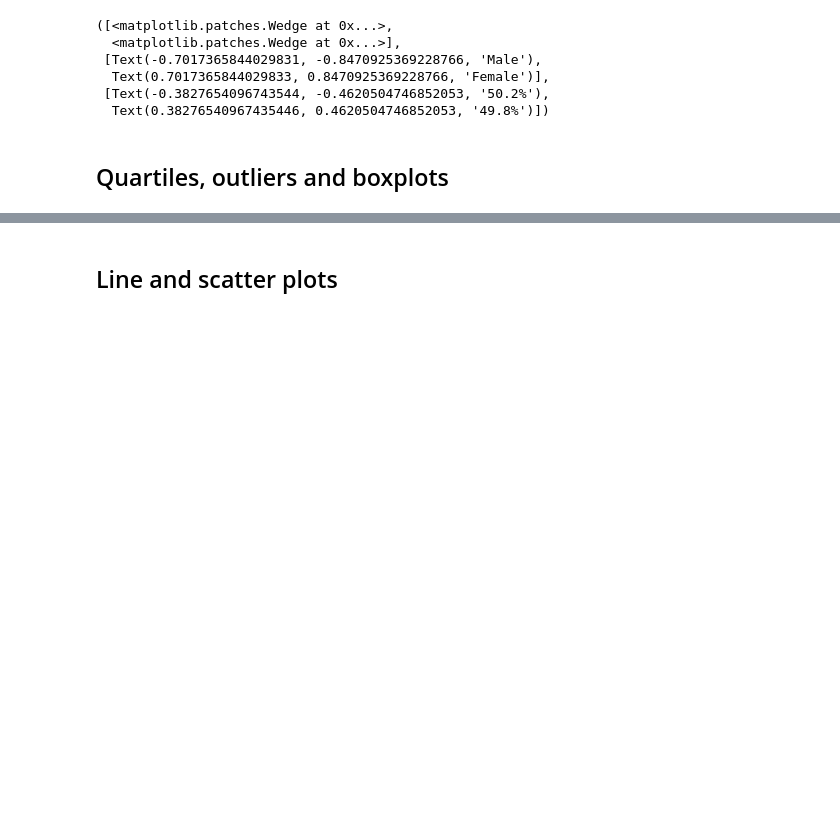
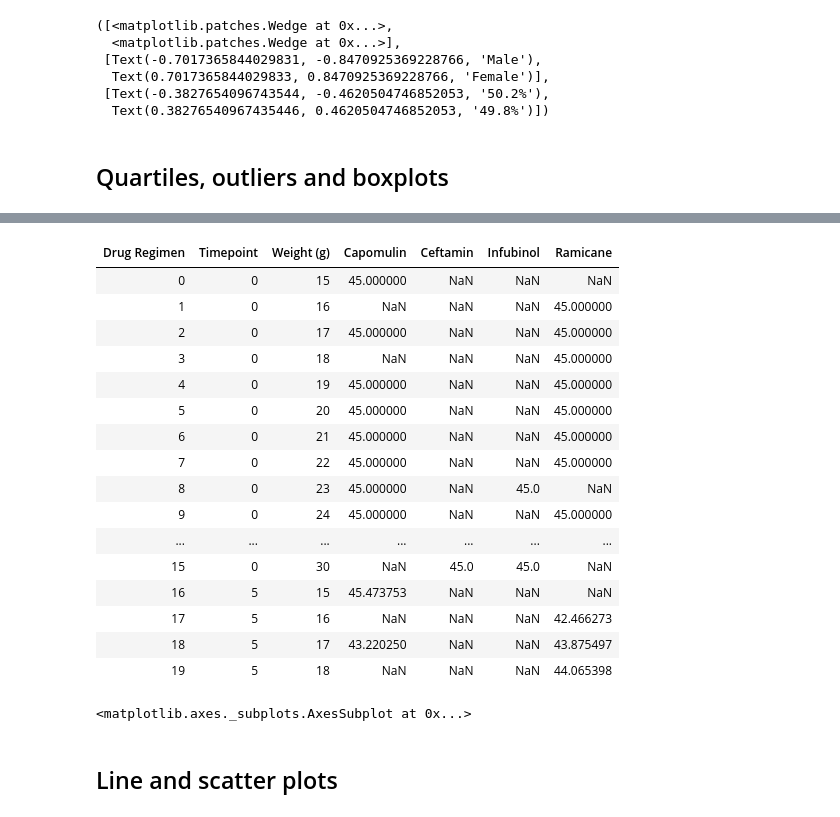
Before and after one commit to justinjapan/Matplotlib-homework, a Jupyter notebook: Instructions/Pymaceuticals/pymaceuticals_starter.ipynb, the cells around one changed output, grey strips where cells are left out. Drawn from its saved outputs; the diff is of its cells as text; code cells hidden in the pictures; blank space fills up the shorter version.

```diff
--- a/Instructions/Pymaceuticals/pymaceuticals_starter.ipynb
+++ b/Instructions/Pymaceuticals/pymaceuticals_starter.ipynb
@@ -186 +194,30 @@ SyntaxError: invalid syntax (<ipython-input-67-1e00fec76836>, line 2)
+# %%
+df_Pivot_T= best_regimes_data.pivot_table(index= ["Timepoint","Weight (g)"] , columns = 'Drug Regimen', values= "Tumor Volume (mm3)")
+
+df_Pivot_T.reset_index(level = None, inplace = True)
+
+
+df_Pivot_T.head(20)
+# %% [output]
+| Drug Regimen | Timepoint | Weight (g) | Capomulin | Ceftamin | Infubinol | Ramicane |
+| 0 | 0 | 15 | 45.000000 | NaN | NaN | NaN |
+| 1 | 0 | 16 | NaN | NaN | NaN | 45.000000 |
+| 2 | 0 | 17 | 45.000000 | NaN | NaN | 45.000000 |
+| 3 | 0 | 18 | NaN | NaN | NaN | 45.000000 |
+| 4 | 0 | 19 | 45.000000 | NaN | NaN | 45.000000 |
+| 5 | 0 | 20 | 45.000000 | NaN | NaN | 45.000000 |
+| 6 | 0 | 21 | 45.000000 | NaN | NaN | 45.000000 |
+| 7 | 0 | 22 | 45.000000 | NaN | NaN | 45.000000 |
+| 8 | 0 | 23 | 45.000000 | NaN | 45.0 | NaN |
+| 9 | 0 | 24 | 45.000000 | NaN | NaN | 45.000000 |
+| ... | ... | ... | ... | ... | ... | ... |
+| 15 | 0 | 30 | NaN | 45.0 | 45.0 | NaN |
+| 16 | 5 | 15 | 45.473753 | NaN | NaN | NaN |
+| 17 | 5 | 16 | NaN | NaN | NaN | 42.466273 |
+| 18 | 5 | 17 | 43.220250 | NaN | NaN | 43.875497 |
+| 19 | 5 | 18 | NaN | NaN | NaN | 44.065398 |
+# %%
+df_Pivot_T.boxplot(column= ["Capomulin","Ceftamin","Infubinol","Ramicane"])
+# %% [output]
+<matplotlib.axes._subplots.AxesSubplot at 0x...>
 # %%
```
Also changed, not shown: parts of 17 cells of this notebook.
